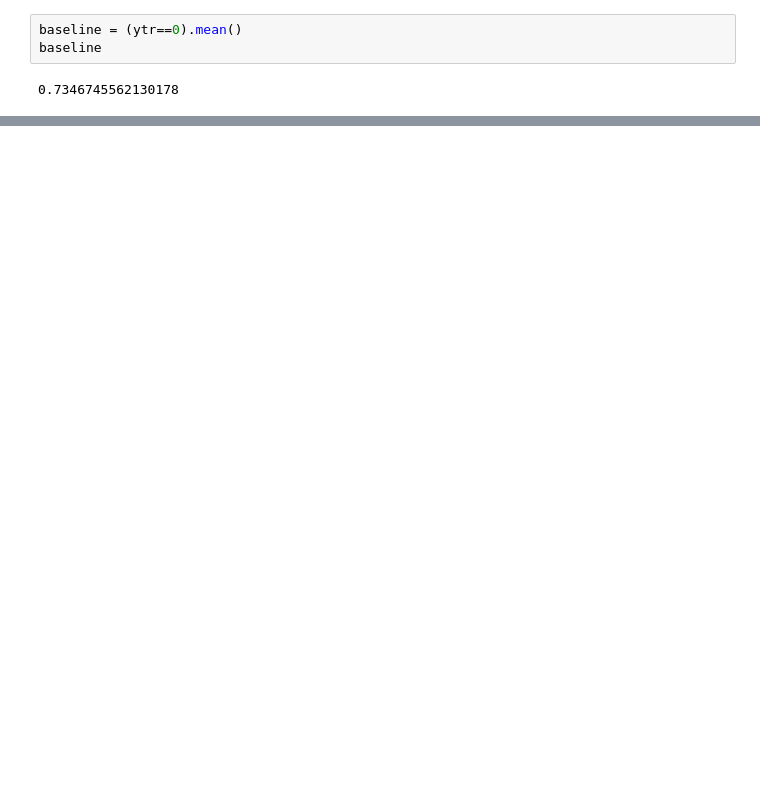
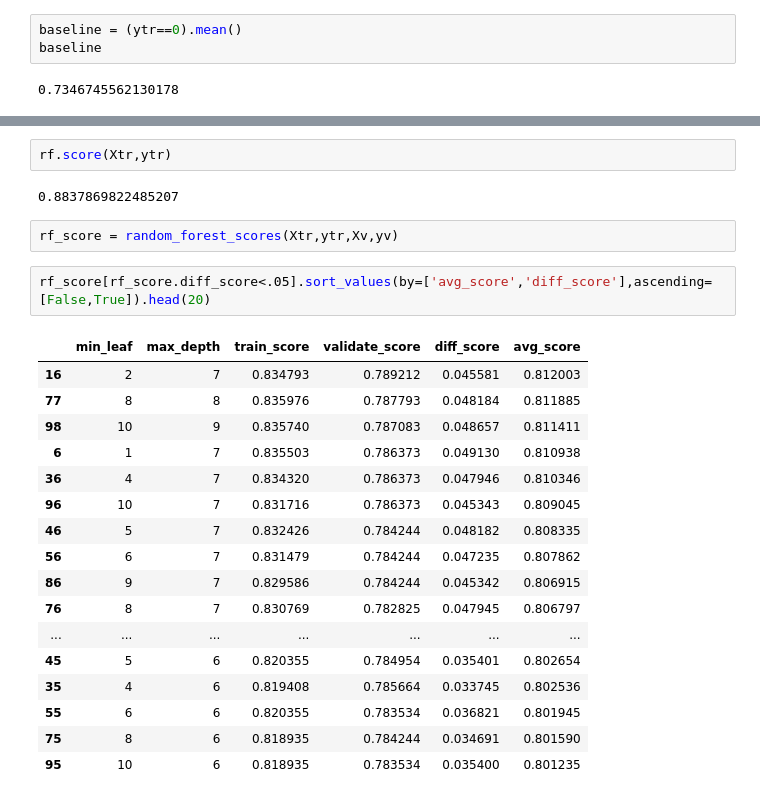
Before and after one commit to tkephart96/classification-exercises, a Jupyter notebook: random_forests.ipynb, the cells around one changed output, grey strips where cells are left out. Drawn from its saved outputs; the diff is of its cells as text; blank space fills up the shorter version.

```diff
--- a/random_forests.ipynb
+++ b/random_forests.ipynb
@@ -324,0 +407,26 @@ Index(['senior_citizen', 'tenure', 'monthly_charges', 'total_charges',
+# %%
+rf.score(Xtr,ytr)
+# %% [output]
+0.8837869822485207
+# %%
+rf_score = random_forest_scores(Xtr,ytr,Xv,yv)
+# %%
+rf_score[rf_score.diff_score<.05].sort_values(by=['avg_score','diff_score'],ascending=[False,True]).head(20)
+# %% [output]
+|  | min_leaf | max_depth | train_score | validate_score | diff_score | avg_score |
+| 16 | 2 | 7 | 0.834793 | 0.789212 | 0.045581 | 0.812003 |
+| 77 | 8 | 8 | 0.835976 | 0.787793 | 0.048184 | 0.811885 |
+| 98 | 10 | 9 | 0.835740 | 0.787083 | 0.048657 | 0.811411 |
+| 6 | 1 | 7 | 0.835503 | 0.786373 | 0.049130 | 0.810938 |
+| 36 | 4 | 7 | 0.834320 | 0.786373 | 0.047946 | 0.810346 |
+| 96 | 10 | 7 | 0.831716 | 0.786373 | 0.045343 | 0.809045 |
+| 46 | 5 | 7 | 0.832426 | 0.784244 | 0.048182 | 0.808335 |
+| 56 | 6 | 7 | 0.831479 | 0.784244 | 0.047235 | 0.807862 |
+| 86 | 9 | 7 | 0.829586 | 0.784244 | 0.045342 | 0.806915 |
+| 76 | 8 | 7 | 0.830769 | 0.782825 | 0.047945 | 0.806797 |
+| ... | ... | ... | ... | ... | ... | ... |
+| 45 | 5 | 6 | 0.820355 | 0.784954 | 0.035401 | 0.802654 |
+| 35 | 4 | 6 | 0.819408 | 0.785664 | 0.033745 | 0.802536 |
+| 55 | 6 | 6 | 0.820355 | 0.783534 | 0.036821 | 0.801945 |
+| 75 | 8 | 6 | 0.818935 | 0.784244 | 0.034691 | 0.801590 |
+| 95 | 10 | 6 | 0.818935 | 0.783534 | 0.035400 | 0.801235 |
```
Also changed, not shown: parts of 15 cells of this notebook.
